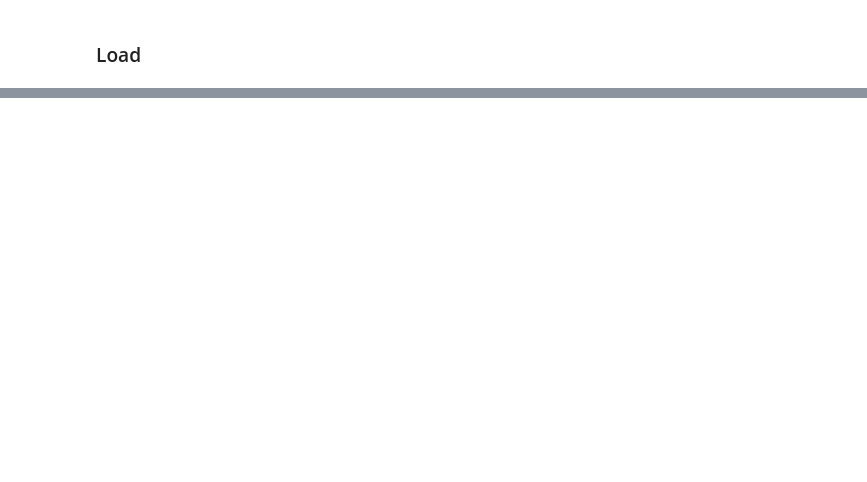
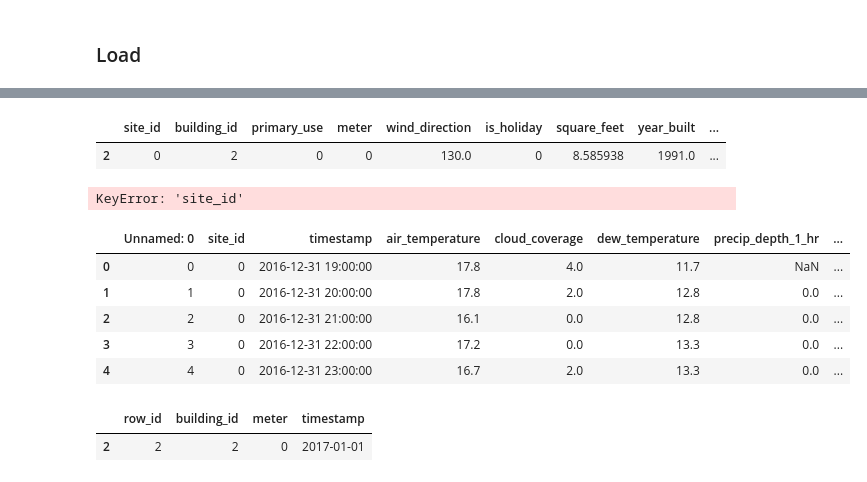
Before and after one commit to diego-faria-br/super_energy_predictor, a Jupyter notebook: notebooks/Diego - compact - notebook.ipynb, the cells around one changed output, grey strips where cells are left out. Drawn from its saved outputs; the diff is of its cells as text; code cells hidden in the pictures; blank space fills up the shorter version.

```diff
--- a/notebooks/Diego - compact - notebook.ipynb
+++ b/notebooks/Diego - compact - notebook.ipynb
@@ -754,0 +778,6 @@ model12 = lgb.Booster(model_file='model2.txt')
+# %%
+X = pd.DataFrame(full_test_df.iloc[2:3,:])
+X
+# %% [output]
+|  | site_id | building_id | primary_use | meter | wind_direction | is_holiday | square_feet | year_built | ... |
+| 2 | 0 | 2 | 0 | 0 | 130.0 | 0 | 8.585938 | 1991.0 | ... |
@@ -754,0 +796,6 @@ model12 = lgb.Booster(model_file='model2.txt')
+# %%
+preprocess(X)
+# %% [output]
+KeyError: 'site_id'
+# %%
+weather_preproc = pd.read_csv("../raw_data/weather_preproc.csv",parse_dates=['timestamp'])
@@ -754,0 +804,14 @@ model12 = lgb.Booster(model_file='model2.txt')
+# %%
+weather_preproc.head()
+# %% [output]
+|  | Unnamed: 0 | site_id | timestamp | air_temperature | cloud_coverage | dew_temperature | precip_depth_1_hr | ... |
+| 0 | 0 | 0 | 2016-12-31 19:00:00 | 17.8 | 4.0 | 11.7 | NaN | ... |
+| 1 | 1 | 0 | 2016-12-31 20:00:00 | 17.8 | 2.0 | 12.8 | 0.0 | ... |
+| 2 | 2 | 0 | 2016-12-31 21:00:00 | 16.1 | 0.0 | 12.8 | 0.0 | ... |
+| 3 | 3 | 0 | 2016-12-31 22:00:00 | 17.2 | 0.0 | 13.3 | 0.0 | ... |
+| 4 | 4 | 0 | 2016-12-31 23:00:00 | 16.7 | 2.0 | 13.3 | 0.0 | ... |
+# %%
+X
+# %% [output]
+|  | row_id | building_id | meter | timestamp |
+| 2 | 2 | 2 | 0 | 2017-01-01 |
```
Also changed, not shown: parts of 24 cells of this notebook.
